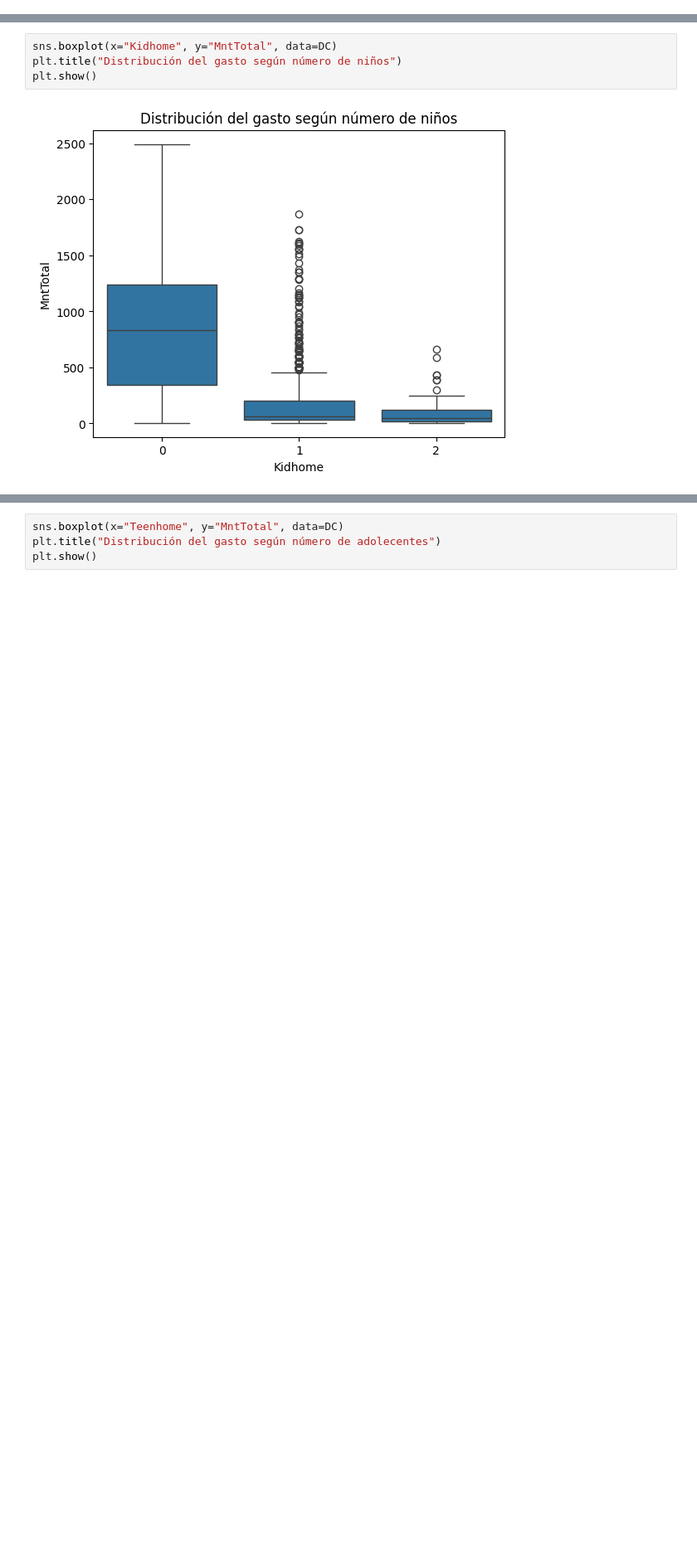
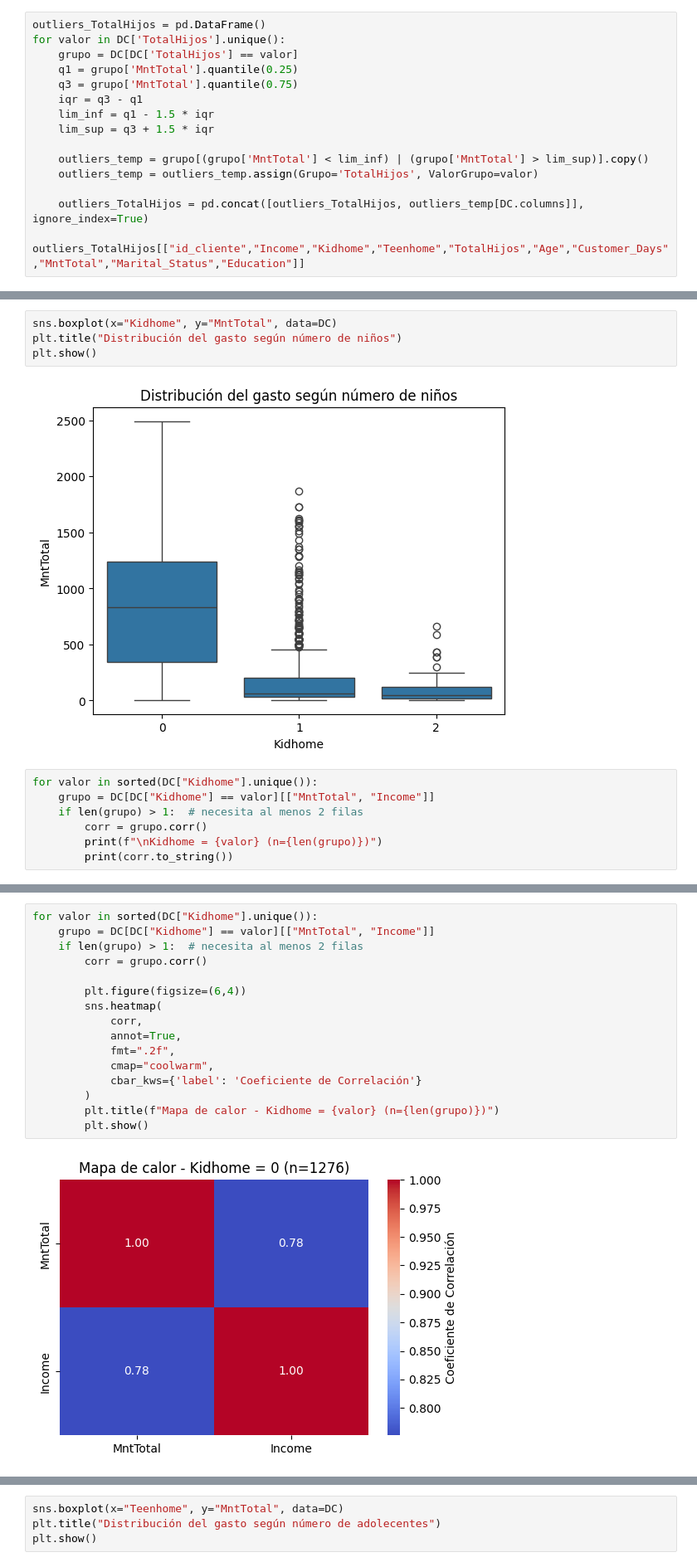
Before and after one commit to krysvill/Bootcamp_Data_Driven_Decisions_Specialist, a Jupyter notebook: Perfil de Cliente - Dashboard de Inteligencia Comercial/ExploracionData.ipynb, the cells around one changed output, grey strips where cells are left out. Shown at 83% size. Saved outputs shown, nothing was run; the diff lists cells and outputs as text; blank space fills up the shorter version.

```diff
--- a/Perfil de Cliente - Dashboard de Inteligencia Comercial/ExploracionData.ipynb
+++ b/Perfil de Cliente - Dashboard de Inteligencia Comercial/ExploracionData.ipynb
@@ -317,0 +557,16 @@ plt.show()
+# %%
+outliers_TotalHijos = pd.DataFrame()
+for valor in DC['TotalHijos'].unique():
+    grupo = DC[DC['TotalHijos'] == valor]
+    q1 = grupo['MntTotal'].quantile(0.25)
+    q3 = grupo['MntTotal'].quantile(0.75)
+    iqr = q3 - q1
+    lim_inf = q1 - 1.5 * iqr
+    lim_sup = q3 + 1.5 * iqr
+
+    outliers_temp = grupo[(grupo['MntTotal'] < lim_inf) | (grupo['MntTotal'] > lim_sup)].copy()
+    outliers_temp = outliers_temp.assign(Grupo='TotalHijos', ValorGrupo=valor)
+
+    outliers_TotalHijos = pd.concat([outliers_TotalHijos, outliers_temp[DC.columns]], ignore_index=True)
+
+outliers_TotalHijos[["id_cliente","Income","Kidhome","Teenhome","TotalHijos","Age","Customer_Days","MntTotal","Marital_Status","Education"]]
@@ -321,3 +615,10 @@ plt.title("Distribución del gasto según número de niños")
 plt.show()
 # %% [output]
 [figure]
+# %%
+for valor in sorted(DC["Kidhome"].unique()):
+    grupo = DC[DC["Kidhome"] == valor][["MntTotal", "Income"]]
+    if len(grupo) > 1:  # necesita al menos 2 filas
+        corr = grupo.corr()
+        print(f"\nKidhome = {valor} (n={len(grupo)})")
+        print(corr.to_string())
@@ -323,0 +640,18 @@ plt.show()
+# %%
+for valor in sorted(DC["Kidhome"].unique()):
+    grupo = DC[DC["Kidhome"] == valor][["MntTotal", "Income"]]
+    if len(grupo) > 1:  # necesita al menos 2 filas
+        corr = grupo.corr()
+
+        plt.figure(figsize=(6,4))
+        sns.heatmap(
+            corr,
+            annot=True,
+            fmt=".2f",
+            cmap="coolwarm",
+            cbar_kws={'label': 'Coeficiente de Correlación'}
+        )
+        plt.title(f"Mapa de calor - Kidhome = {valor} (n={len(grupo)})")
+        plt.show()
+# %% [output]
+[figure, added]
```
Also changed, not shown: parts of 114 cells of this notebook, 5 other files.
